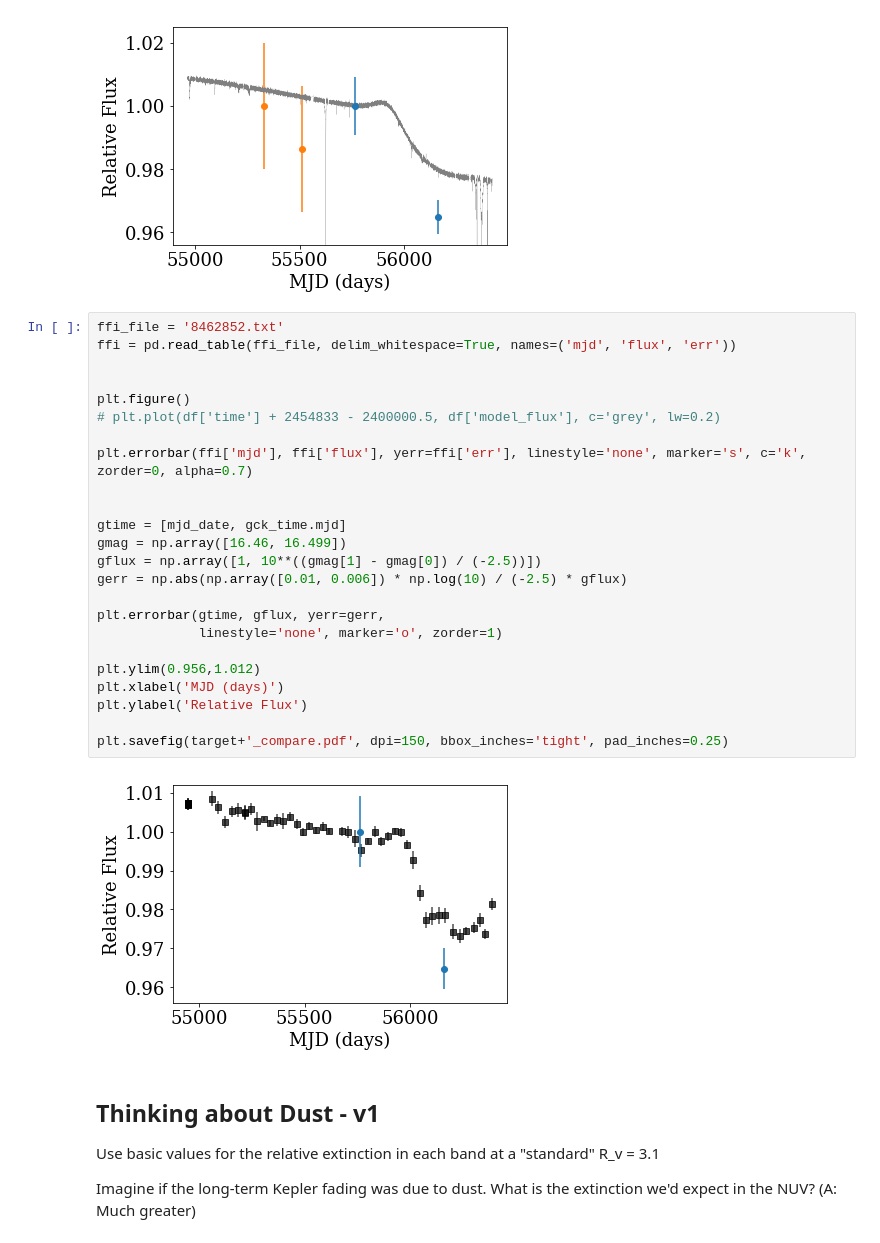
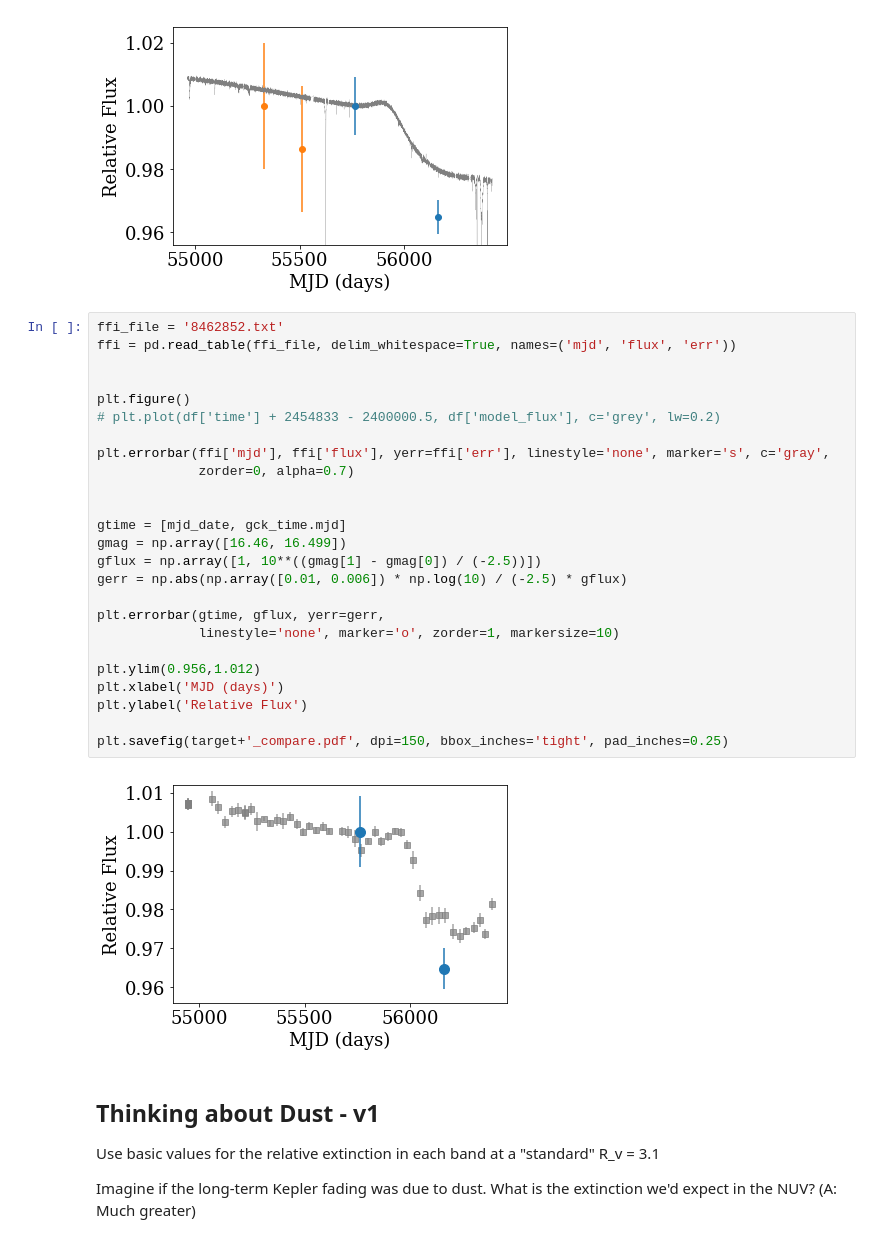
Before and after one commit to jradavenport/GALEX_Boyajian, a Jupyter notebook: explore.ipynb, the cells around one changed output. Saved outputs shown, nothing was run; the diff lists cells and outputs as text.

```diff
--- a/explore.ipynb
+++ b/explore.ipynb
@@ -283,29 +283,30 @@ plt.ylabel('Relative Flux')
 # %%
 ffi_file = '8462852.txt'
 ffi = pd.read_table(ffi_file, delim_whitespace=True, names=('mjd', 'flux', 'err'))
 
 
 plt.figure()
 # plt.plot(df['time'] + 2454833 - 2400000.5, df['model_flux'], c='grey', lw=0.2)
 
-plt.errorbar(ffi['mjd'], ffi['flux'], yerr=ffi['err'], linestyle='none', marker='s', c='k', zorder=0, alpha=0.7)
+plt.errorbar(ffi['mjd'], ffi['flux'], yerr=ffi['err'], linestyle='none', marker='s', c='gray',
+             zorder=0, alpha=0.7)
 
 
 gtime = [mjd_date, gck_time.mjd]
 gmag = np.array([16.46, 16.499])
 gflux = np.array([1, 10**((gmag[1] - gmag[0]) / (-2.5))])
 gerr = np.abs(np.array([0.01, 0.006]) * np.log(10) / (-2.5) * gflux)
 
 plt.errorbar(gtime, gflux, yerr=gerr,
-             linestyle='none', marker='o', zorder=1)
+             linestyle='none', marker='o', zorder=1, markersize=10)
 
 plt.ylim(0.956,1.012)
 plt.xlabel('MJD (days)')
 plt.ylabel('Relative Flux')
 
 plt.savefig(target+'_compare.pdf', dpi=150, bbox_inches='tight', pad_inches=0.25)
 # %% [output]
-[figure, old version]
+[figure, new version]
 # %% [markdown]
 ## Thinking about Dust - v1
 
```
Also changed, not shown: parts of 1 cell of this notebook, 2 other files.
